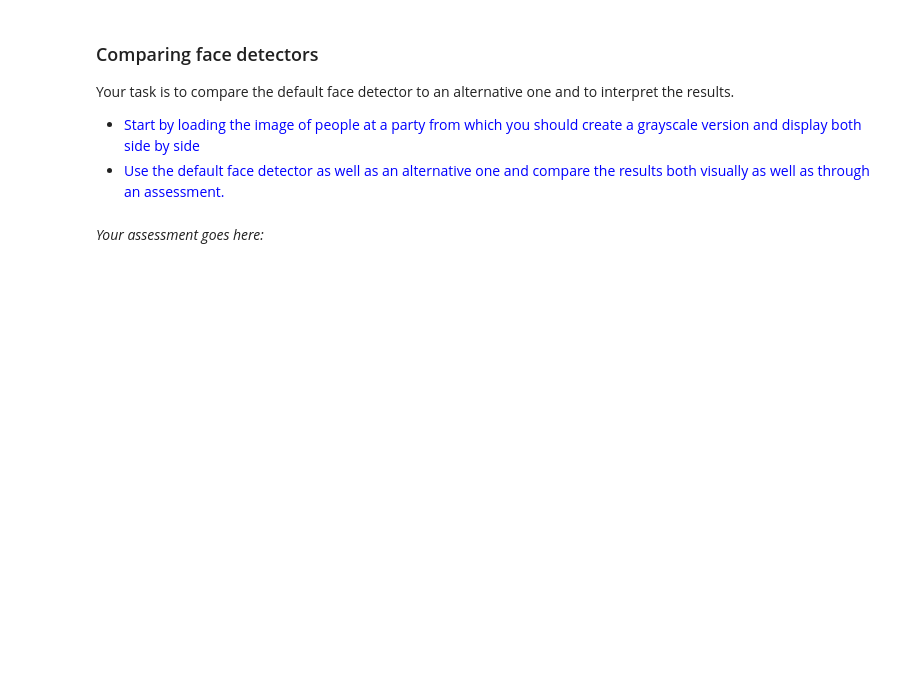
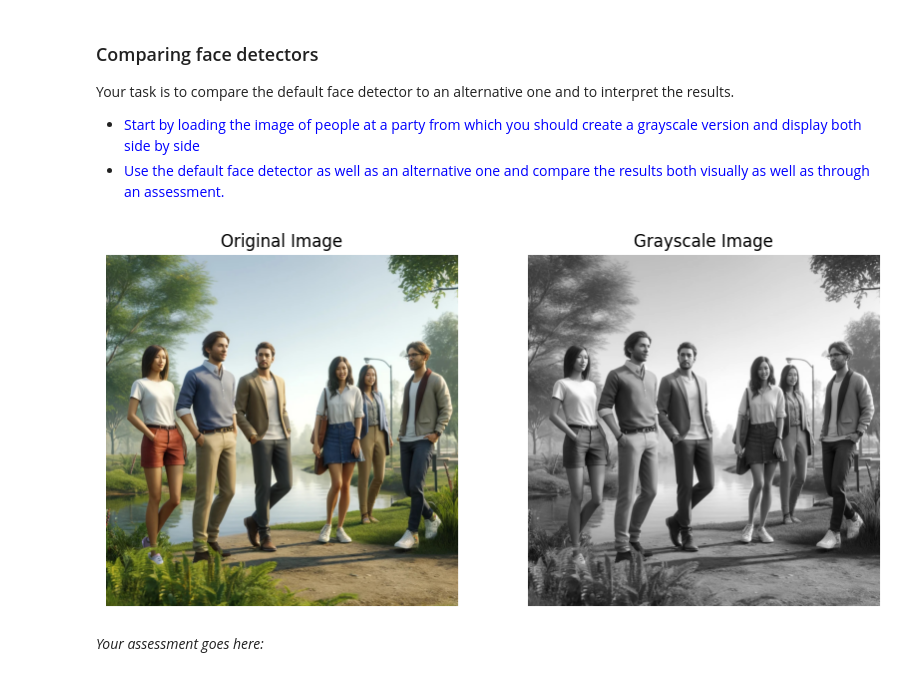
Before and after one commit to muazzamaqeel/DeepLearning, a Jupyter notebook: University_Work/Group-Work/OpenCV/05b_CV_Intro_Ex/05b_CV_Intro_Ex/05b_CV_Intro_Ex.ipynb, the cells around one changed output. Drawn from its saved outputs; the diff is of its cells as text; code cells hidden in the pictures; blank space fills up the shorter version.

```diff
--- a/University_Work/Group-Work/OpenCV/05b_CV_Intro_Ex/05b_CV_Intro_Ex/05b_CV_Intro_Ex.ipynb
+++ b/University_Work/Group-Work/OpenCV/05b_CV_Intro_Ex/05b_CV_Intro_Ex/05b_CV_Intro_Ex.ipynb
@@ -83,3 +163,25 @@ Your task is to compare the default face detector to an alternative one and to i
+# %%
+# Your solution goes here: (if you need more code/markdown cells, feel free to insert them as you see fit)
+
+image_path = 'img/Personen_im_Park.jpg'
+image = cv2.imread(image_path)
+gray_image = cv2.cvtColor(image, cv2.COLOR_BGR2GRAY)
+
+
+plt.figure(figsize=(10, 5))
+plt.subplot(1, 2, 1)
+plt.imshow(cv2.cvtColor(image, cv2.COLOR_BGR2RGB))
+plt.title('Original Image')
+plt.axis('off')
+
+plt.subplot(1, 2, 2)
+plt.imshow(gray_image, cmap='gray')
+plt.title('Grayscale Image')
+plt.axis('off')
+
+plt.show()
+# %% [output]
+[figure, added]
 # %% [markdown]
 *Your assessment goes here:*
 # %% [markdown]
```
Also changed, not shown: parts of 7 cells of this notebook.
